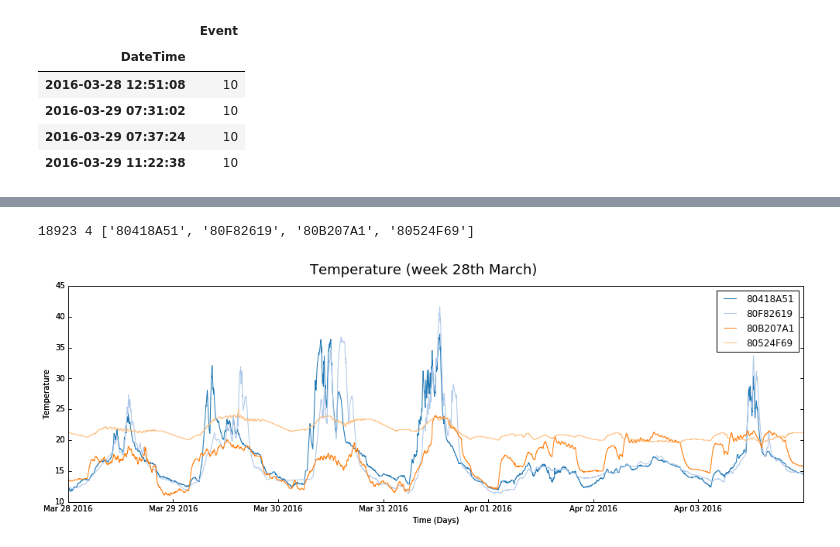
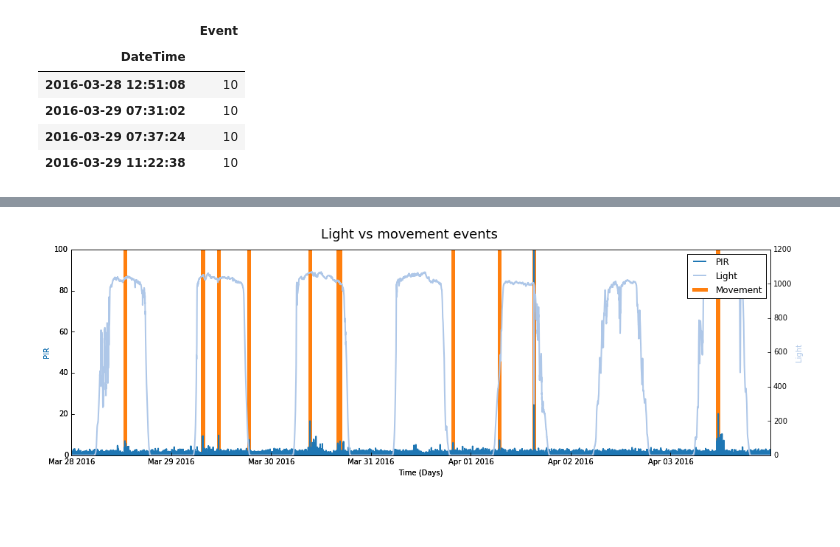
Before and after one commit to sjmf/reportgen, a Jupyter notebook: reporting.ipynb, the cells around one changed output, grey strips where cells are left out. Cells and saved outputs as stored; diff of their text form; code cells hidden in the pictures; blank space fills up the shorter version.

Commit message:
Update notebook to use new graphing module

```diff
--- a/reporting.ipynb
+++ b/reporting.ipynb
@@ -226,14 +85,13 @@ graph(x_data, y_data, "Time (Days)", labels, title='BAX Data', plot_functions=fu
-# %%
-x_data, y_data = ([],[])
-for i in dfs:
-    time, temp = list(zip(*dfs[i].loc[t_start:t_end, ['Temp']].to_records().tolist()))
-    x_data.append(time)
-    y_data.append(temp)
-
-series_labels = list(dfs.keys())
-
-print(len(y_data[0]), len(x_data), series_labels)
-graph(x_data, y_data, "Time (Days)", series_labels, override_label="Temperature", title='Temperature (week 28th March)', twin_y=True, legend=True)
-# %% [output]
-18923 4 ['80418A51', '80F82619', '80B207A1', '80524F69']
-[figure, removed]
+# %%
+# When graphing the same sensor, only need to provide one index as it's the same length as the others
+graph(x_data=d.loc[t_start:t_end,].index,
+      y_data=d.loc[t_start:t_end,['PIRDiff', 'Light', 'Event']].transpose().values,
+      x_label="Time (Days)",
+      title="Light vs movement events",
+      y_series=["PIR", "Light", "Movement"],
+      plot_func=['plot', 'plot', 'vlines'],
+      ylim=[(0,100),None],
+      twin_x=True,
+      legend=True)
+# %% [output]
+[figure, added]
```
Also changed, not shown: parts of 18 cells of this notebook, 1 other file.
